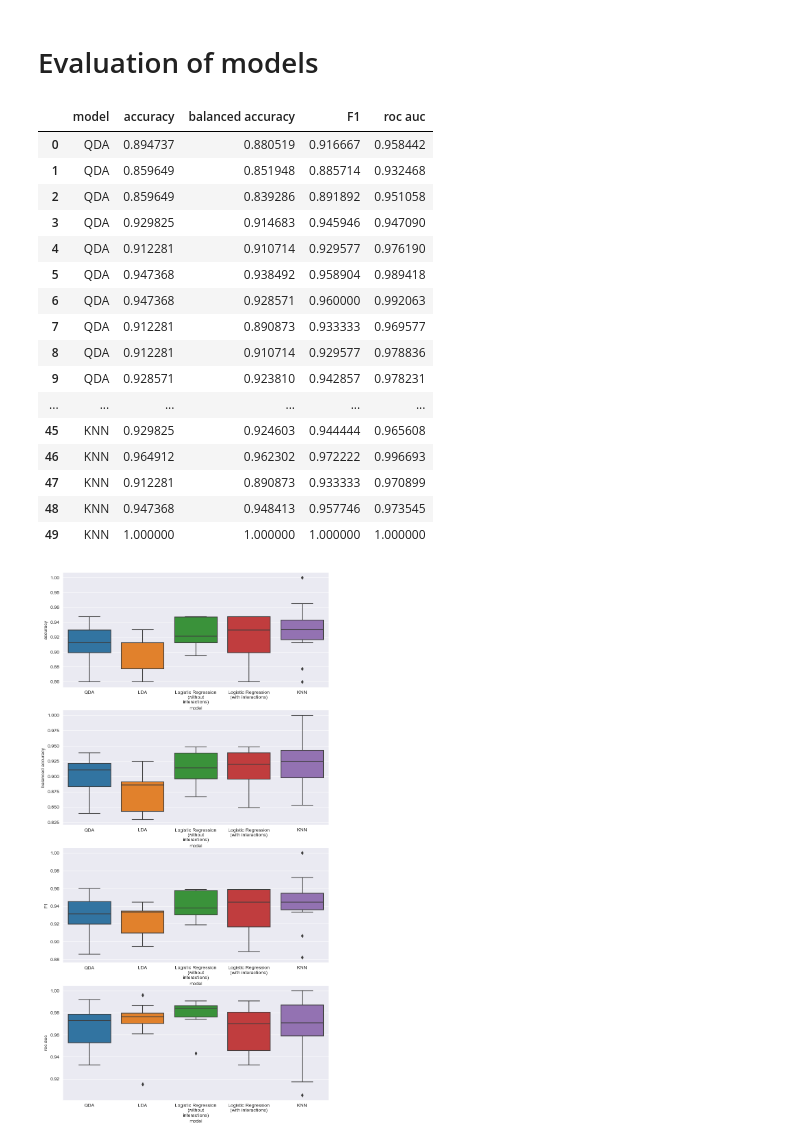
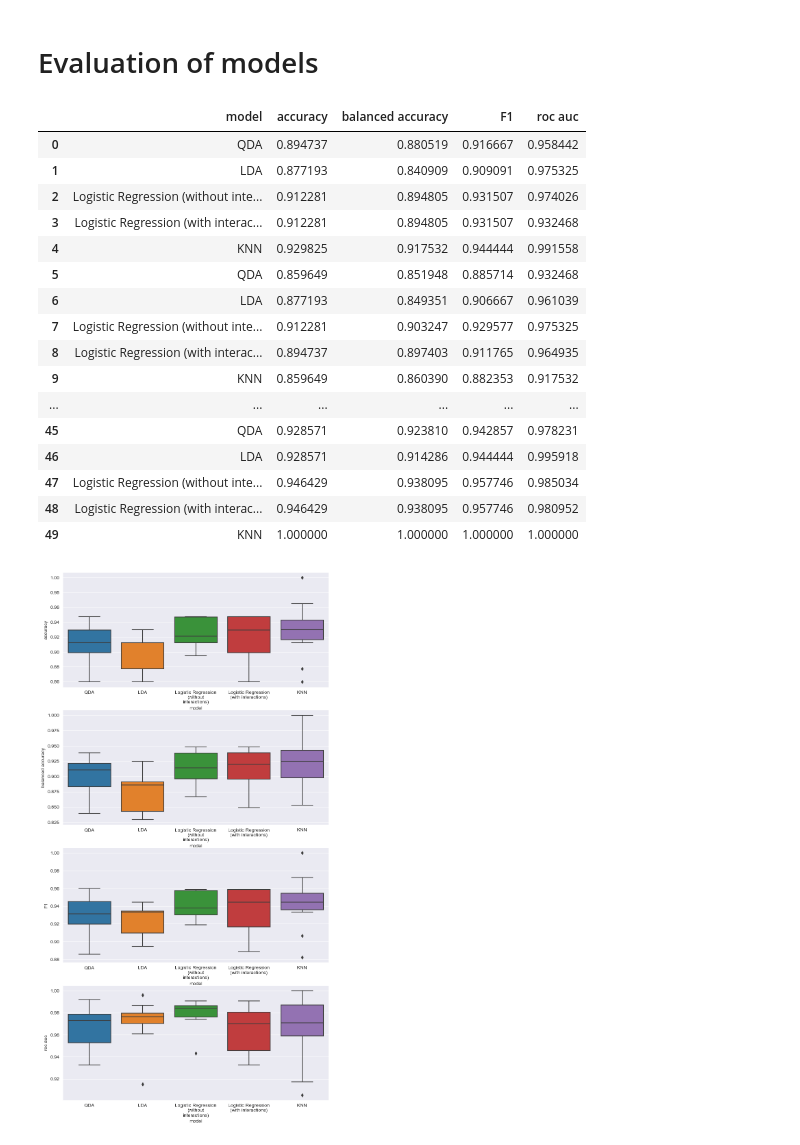
Before and after one commit to cinekele/aml_projects, a Jupyter notebook: project 1 - IRLS/real_dataset_test.ipynb, the cells around one changed output. Drawn from its saved outputs; the diff is of its cells as text; code cells hidden in the pictures.

```diff
--- a/project 1 - IRLS/real_dataset_test.ipynb
+++ b/project 1 - IRLS/real_dataset_test.ipynb
@@ -92,8 +92,3 @@ def get_proper_columns(data):
         else:
             columns.remove("const")
             return columns
-
-
-columns = get_proper_columns(X)
-X = X[columns]
-columns
@@ -118,54 +105,57 @@ It should be noted that the dataset has an imbalanced target variable, with a si
 # %%
 pipe_knn = Pipeline([
     ("transformer", StandardScaler()),
     ("knn", KNeighborsClassifier())
 ]
 )
 
 skf = StratifiedKFold(n_splits=10, shuffle=True, random_state=SEED)
 result = []
-for name, model in [("QDA", QDA()), ("LDA", LDA()),
-                    ("Logistic Regression (without interactions)", LogisticRegression(optimizer="IRLS")),
-                    ("Logistic Regression (with interactions)", LogisticRegression(optimizer="IRLS")),
-                    ("KNN", pipe_knn)]:
-    for i, (train_indexes, test_indexes) in enumerate(skf.split(X, y)):
-        X_train, y_train = X.iloc[train_indexes].values, y.iloc[train_indexes].values
-        X_test, y_test = X.iloc[test_indexes].values, y.iloc[test_indexes].values
+for i, (train_indexes, test_indexes) in enumerate(skf.split(X, y)):
+    X_train, y_train = X.iloc[train_indexes], y.iloc[train_indexes].values
+    X_test, y_test = X.iloc[test_indexes], y.iloc[test_indexes].values
+    columns = get_proper_columns(X_train)
+    X_train = X_train[columns].values
+    X_test = X_test[columns].values
+    for name, model in [("QDA", QDA()), ("LDA", LDA()),
+                        ("Logistic Regression (without interactions)", LogisticRegression(optimizer="IRLS")),
+                        ("Logistic Regression (with interactions)", LogisticRegression(optimizer="IRLS")),
+                        ("KNN", pipe_knn)]:
         model_to_fit = clone(model)
         fitted_model = model_to_fit.fit(X_train, y_train) if name != "Logistic Regression (with interactions)" else \
             model_to_fit.fit(X_train, y_train,
                              interactions=np.stack([i for i in itertools.combinations(range(len(columns)), 2)]))
         y_proba = fitted_model.predict_proba(X_test)[:,
                   1] if not name.startswith("Logistic Regression") else fitted_model.predict_proba(X_test)
         y_pred = fitted_model.predict(X_test)
         res = {
             "model": name,
             "accuracy": accuracy_score(y_test, y_pred),
             "balanced accuracy": balanced_accuracy_score(y_test, y_pred),
             "F1": f1_score(y_test, y_pred),
             "roc auc": roc_auc_score(y_test, y_proba)
         }
         result.append(res)
 
 result_df = pd.DataFrame(result)
 result_df
 # %% [output]
 |  | model | accuracy | balanced accuracy | F1 | roc auc |
 | 0 | QDA | 0.894737 | 0.880519 | 0.916667 | 0.958442 |
-| 1 | QDA | 0.859649 | 0.851948 | 0.885714 | 0.932468 |
-| 2 | QDA | 0.859649 | 0.839286 | 0.891892 | 0.951058 |
-| 3 | QDA | 0.929825 | 0.914683 | 0.945946 | 0.947090 |
-| 4 | QDA | 0.912281 | 0.910714 | 0.929577 | 0.976190 |
-| 5 | QDA | 0.947368 | 0.938492 | 0.958904 | 0.989418 |
-| 6 | QDA | 0.947368 | 0.928571 | 0.960000 | 0.992063 |
-| 7 | QDA | 0.912281 | 0.890873 | 0.933333 | 0.969577 |
-| 8 | QDA | 0.912281 | 0.910714 | 0.929577 | 0.978836 |
-| 9 | QDA | 0.928571 | 0.923810 | 0.942857 | 0.978231 |
+| 1 | LDA | 0.877193 | 0.840909 | 0.909091 | 0.975325 |
+| 2 | Logistic Regression (without inte... | 0.912281 | 0.894805 | 0.931507 | 0.974026 |
+| 3 | Logistic Regression (with interac... | 0.912281 | 0.894805 | 0.931507 | 0.932468 |
+| 4 | KNN | 0.929825 | 0.917532 | 0.944444 | 0.991558 |
+| 5 | QDA | 0.859649 | 0.851948 | 0.885714 | 0.932468 |
+| 6 | LDA | 0.877193 | 0.849351 | 0.906667 | 0.961039 |
+| 7 | Logistic Regression (without inte... | 0.912281 | 0.903247 | 0.929577 | 0.975325 |
+| 8 | Logistic Regression (with interac... | 0.894737 | 0.897403 | 0.911765 | 0.964935 |
+| 9 | KNN | 0.859649 | 0.860390 | 0.882353 | 0.917532 |
 | ... | ... | ... | ... | ... | ... |
-| 45 | KNN | 0.929825 | 0.924603 | 0.944444 | 0.965608 |
-| 46 | KNN | 0.964912 | 0.962302 | 0.972222 | 0.996693 |
-| 47 | KNN | 0.912281 | 0.890873 | 0.933333 | 0.970899 |
-| 48 | KNN | 0.947368 | 0.948413 | 0.957746 | 0.973545 |
+| 45 | QDA | 0.928571 | 0.923810 | 0.942857 | 0.978231 |
+| 46 | LDA | 0.928571 | 0.914286 | 0.944444 | 0.995918 |
+| 47 | Logistic Regression (without inte... | 0.946429 | 0.938095 | 0.957746 | 0.985034 |
+| 48 | Logistic Regression (with interac... | 0.946429 | 0.938095 | 0.957746 | 0.980952 |
 | 49 | KNN | 1.000000 | 1.000000 | 1.000000 | 1.000000 |
 # %%
 fig, axes = plt.subplots(4, 1, figsize=(10, 20))
```
Also changed, not shown: parts of 1 cell of this notebook.
